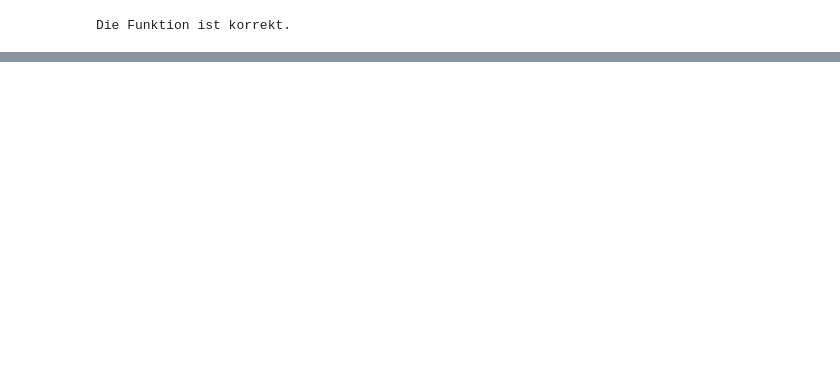
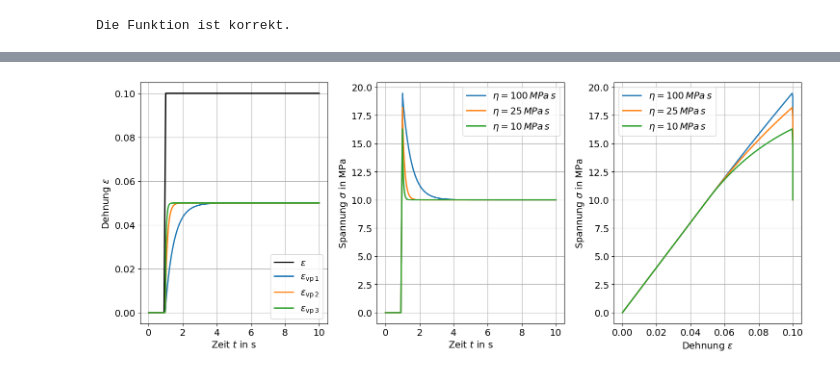
Before and after one commit to tmfrln/mechIV-programming, a Jupyter notebook: viscoplasticity/exercise_viscoplasticity_solution.ipynb, the cells around one changed output, grey strips where cells are left out. Saved outputs shown, nothing was run; the diff lists cells and outputs as text; code cells hidden in the pictures; blank space fills up the shorter version.

```diff
--- a/viscoplasticity/exercise_viscoplasticity_solution.ipynb
+++ b/viscoplasticity/exercise_viscoplasticity_solution.ipynb
@@ -346,10 +369,19 @@ Vervollständige die Funktion `res` zur Bestimmung des Residuums.
 # %%
-# Residuum für gegebene Dehnungen, Spannungen und viskose Verzerrungen
-def res(eps, sig, epsvp, dlambda, phi, epsvp_n, dt, E, sigy, eta):
+def res(eps, sig, epsvp, dlambda, phi, epsvpn, dt, E, sigy, eta):
+    """
+    Berechnet das Residuum des Bingham-Hooke-Körpers für gegebene Werte.
+    """
 
-    r1 = sig - E*(eps - epsvp)
-    r2 = epsvp - epsvp_n - dlambda*np.sign(sig) #*sig/np.abs(sig)
-    r3 = dlambda*eta - dt*max(0,phi)
+    # Residuum der Spannungs-Dehnungs-Beziehung (konstitutive Gleichung)
+    r1 = sig - E * (eps - epsvp)
+
+    # Residuum der Fließregel (Evolutionsgleichung für die viskoplastische Dehnung)
+    r2 = epsvp - epsvpn - dlambda * np.sign(sig) # sig / np.abs(sig)
+
+    # Residuums des viskoplastischen Multiplikators
+    r3 = dlambda * eta - dt * max(0, phi)
+
+    # Residuum der Fließbedingung (Fließfunktion)
     r4 = phi - np.abs(sig) + sigy
 
     return np.array([r1, r2, r3, r4])
@@ -553,0 +635,67 @@ Die folgenden Aufgaben können selbstständig bearbeitet werden, um das eigene V
+# %%
+# Skalierungsfaktor für die Anzahl der Datenpunkte pro Belastungsabschnitt
+fct = 50
+
+# Definition der Belastungsabschnitte
+t_1, dt_1, eps_1 = generate_load(0.0, 0.9,  0.0, 0.0, 1*fct,  False)
+t_2, dt_2, eps_2 = generate_load(0.9, 1.0,  0.0, 0.1, 5*fct,  False)
+t_3, dt_3, eps_3 = generate_load(1.0, 10.0, 0.1, 0.1, 10*fct, True)
+
+# Zusammenfügen der Arrays für die gesamte Belastung
+t = np.concatenate([t_1, t_2, t_3])
+dt = np.concatenate([dt_1, dt_2, dt_3])
+eps = np.concatenate([eps_1, eps_2, eps_3])
+
+# Anzahl der Parametersätze und Definition der Materialparameter
+nmatParams = 3
+#             E (MPa) sigy (MPa) eta (MPa s)
+matParams = [(200.0,  10.0,      100.0),  # Parametersatz 1
+             (200.0,  10.0,      25.0),   # Parametersatz 2
+             (200.0,  10.0,      10.0),   # Parametersatz 2
+            ]
+
+# Initialisierung der Arrays für Spannung und viskoplastischen Dehnung (für alle Parametersätze)
+sig = np.zeros((nmatParams, len(eps)))
+epsvp = np.zeros((nmatParams, len(eps))) # (zu Beginn ist epsvp = 0 für jeden Parametersatz)
+
+# Berechnung für jeden Parametersatz
+for iParam in range(nmatParams):
+    # Materialparameter für diesen Satz
+    E, sigy, eta = matParams[iParam]
+
+    # Berechnung der Spannung und viskoplastischen Dehnung für jeden Zeitschritt (für diesen Parametersatz)
+    for i in range(len(eps)):
+        sig[iParam, i], epsvp[iParam, i] = stress(eps[i], epsvp[iParam, i-1], dt[i], E, sigy, eta)
+
+# Diagramm 1: Zeitlicher Verlauf der Dehnung (alle Parametersätze)
+plt.subplot(131)
+plt.plot(t, eps, 'k-', label=r'$\varepsilon$')
+plt.plot(t, epsvp[0,:], '-', label=r'$\varepsilon_\mathrm{vp\,1}$')
+plt.plot(t, epsvp[1,:], '-', label=r'$\varepsilon_\mathrm{vp\,2}$')
+plt.plot(t, epsvp[2,:], '-', label=r'$\varepsilon_\mathrm{vp\,3}$')
+plt.xlabel(r'Zeit $t$ in $\mathrm{s}$')
+plt.ylabel(r'Dehnung $\varepsilon$')
+plt.legend()
+plt.tight_layout()
+
+# Plot 2: Zeitlicher Verlauf der Spannung (alle Parametersätze)
+plt.subplot(132)
+plt.plot(t, sig[0,:], '-', label=r'$\eta = 100 \, MPa \, s$')
+plt.plot(t, sig[1,:], '-', label=r'$\eta = 25 \, MPa \, s$')
+plt.plot(t, sig[2,:], '-', label=r'$\eta = 10 \, MPa \, s$')
+plt.xlabel(r'Zeit $t$ in $\mathrm{s}$ ')
+plt.ylabel(r'Spannung $\sigma$ in $\mathrm{MPa}$')
+plt.legend()
+plt.tight_layout()
+
+# Plot 3: Spannungs-Dehnungs-Diagramm (alle Parametersätze)
+plt.subplot(133)
+plt.plot(eps, sig[0,:], '-', label=r'$\eta = 100 \, MPa \, s$')
+plt.plot(eps, sig[1,:], '-', label=r'$\eta = 25 \, MPa \, s$')
+plt.plot(eps, sig[2,:], '-', label=r'$\eta = 10 \, MPa \, s$')
+plt.xlabel(r'Dehnung $\varepsilon$')
+plt.ylabel(r'Spannung $\sigma$ in $\mathrm{MPa}$')
+plt.legend()
+plt.tight_layout()
+# %% [output]
+[figure, added]
```
Also changed, not shown: parts of 32 cells of this notebook, 3 other files.
